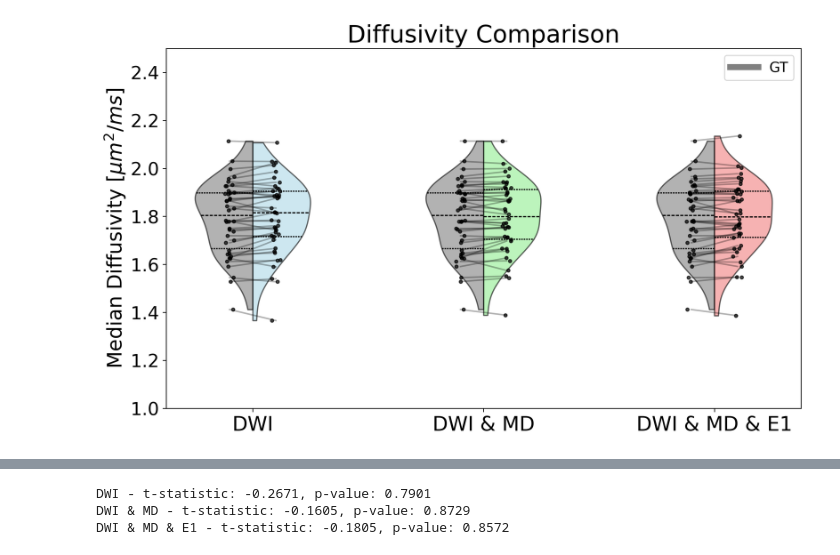
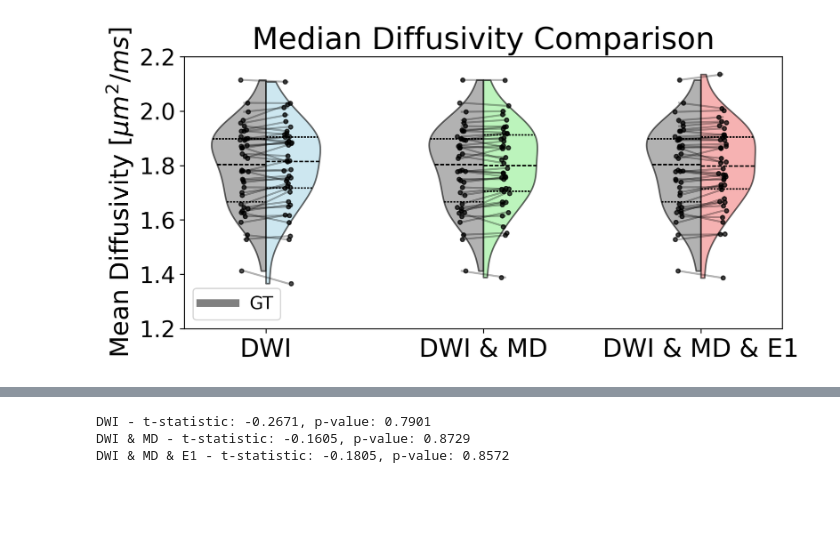
Before and after one commit to sash9966/nnUNet, a Jupyter notebook: median_boxplot.ipynb, the cells around one changed output, grey strips where cells are left out. Drawn from its saved outputs; the diff is of its cells as text; code cells hidden in the pictures; blank space fills up the shorter version.

Commit message:
finishined abstract, all plots

```diff
--- a/median_boxplot.ipynb
+++ b/median_boxplot.ipynb
@@ -58,8 +188,8 @@ pred_colors = {
 palette = {'GT': 'grey', 'Pred': 'black'}  # Set general palette for split
 
 # Set up the plot
-plt.figure(figsize=(10, 6), dpi=300)
-plt.title('Diffusivity Comparison', fontsize=24)
+plt.figure(figsize=(8, 4), dpi=300)
+plt.title('Median Diffusivity Comparison', fontsize=24)
 
 # Draw the split violin plot with dataset-specific colors for Pred side
 sns.violinplot(
@@ -83,48 +213,49 @@ for idx, dataset in enumerate(pred_colors):
         patch.set_edgecolor('black')  # Ensure the edge is black
         patch.set_alpha(0.6)
 
-# Overlay individual data points without color
+# Overlay individual data points with consistent jitter for GT
 for idx, dataset in enumerate(combined_df['Dataset'].unique()):
     df_dataset = combined_df[combined_df['Dataset'] == dataset]
 
-    # Plot GT data points
+    # Plot GT data points with fixed jitter
     data_gt = df_dataset[df_dataset['Type'] == 'GT']['Median'].values
+    fixed_jitter = np.random.uniform(-0.02, 0.02, len(data_gt))  # Generate fixed jitter per dataset
     plt.scatter(
-        np.full(len(data_gt), idx - 0.1 + np.random.uniform(-0.02, 0.02, size=len(data_gt))),
+        np.full(len(data_gt), idx - 0.1) + fixed_jitter,  # Apply fixed jitter
         data_gt,
         color='black',
         s=10,
         alpha=0.7
     )
 
-    # Plot Pred data points
+    # Plot Pred data points with random jitter
     data_pred = df_dataset[df_dataset['Type'] == 'Pred']['Median'].values
     plt.scatter(
-        np.full(len(data_pred), idx + 0.1 + np.random.uniform(-0.02, 0.02, size=len(data_pred))),
+        np.full(len(data_pred), idx + 0.1) + np.random.uniform(-0.02, 0.02, size=len(data_pred)),
         data_pred,
         color='black',
         s=10,
         alpha=0.7
     )
 
     # Draw connection lines for each paired GT-Pred data point
     for gt, pred in zip(data_gt, data_pred):
         plt.plot([idx - 0.1, idx + 0.1], [gt, pred], color='black', alpha=0.3)
 
 # Set labels and ticks
 plt.xticks(fontsize=20)
-plt.ylabel('Median Diffusivity [$μm^2 / ms$]', fontsize=20)
+plt.ylabel('Mean Diffusivity [$μm^2 / ms$]', fontsize=20)
 plt.xlabel('')
-plt.ylim(1, 2.5)  # Adjust based on your data range
+plt.ylim(1.2, 2.2)  # Adjust based on your data range
 plt.yticks(fontsize=18)
 plt.tight_layout()
 
 # Custom legend to include specific Pred colors per dataset
 legend_elements = [
     Line2D([0], [0], color='grey', lw=6, label='GT'),
 ]
 plt.legend(handles=legend_elements, fontsize=14)
 
 plt.show()
 # %% [output]
-[figure, old version]
+[figure, new version]
```
Also changed, not shown: parts of 2 cells of this notebook.
